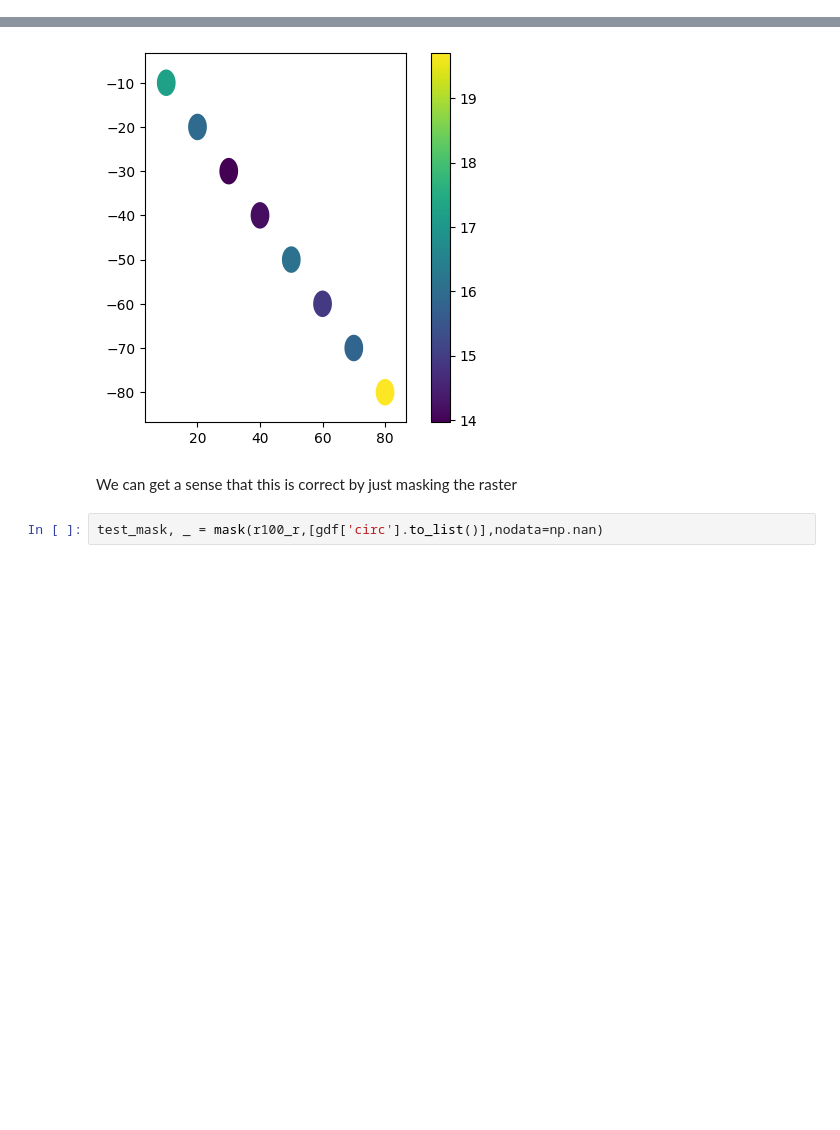
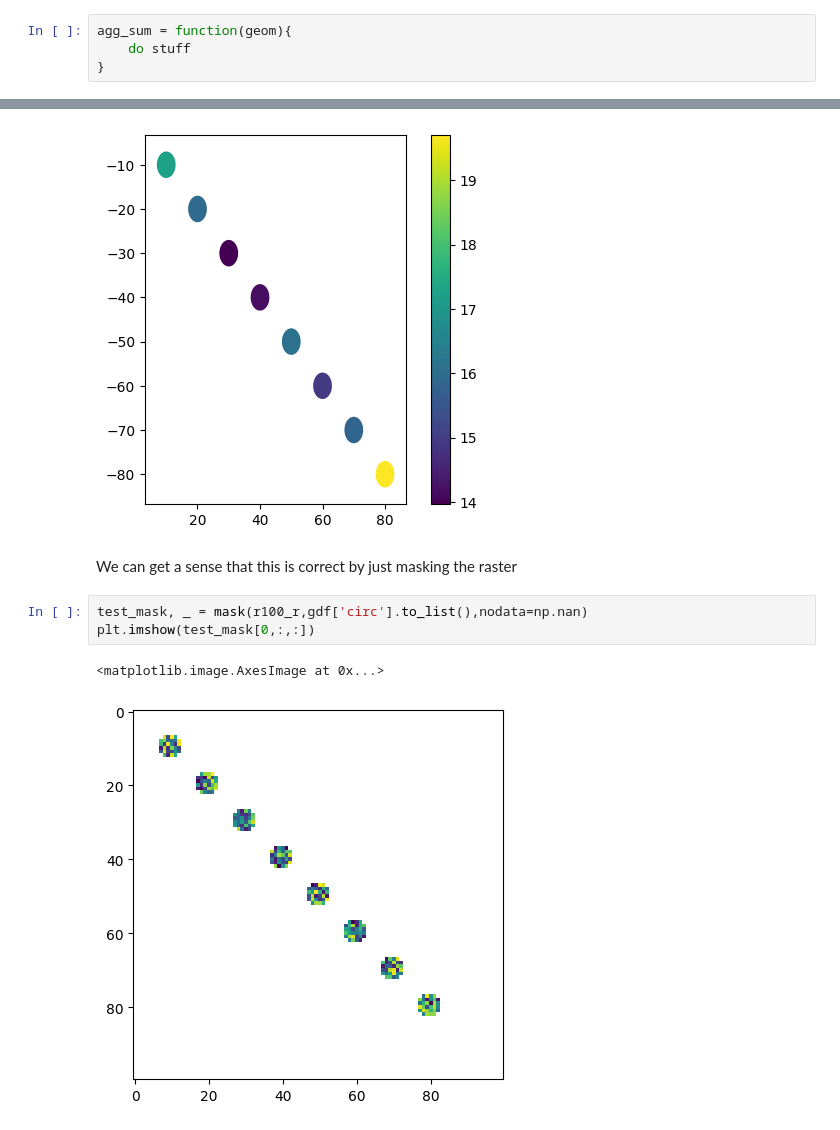
Before and after one commit to joelferg/spatial_data_analysis, a Jupyter notebook: lectures/Class Feb 12.ipynb, the cells around one changed output, grey strips where cells are left out. Saved outputs shown, nothing was run; the diff lists cells and outputs as text; blank space fills up the shorter version.

```diff
--- a/lectures/Class Feb 12.ipynb
+++ b/lectures/Class Feb 12.ipynb
@@ -174,3 +219,7 @@ r100_r
+# %%
+agg_sum = function(geom){
+    do stuff
+}
 # %%
 def agg_sum(geom): # We're defining a function called agg_sum that takes an argument that we'll call geom
     masked_r, _ = mask(r100_r,[geom],nodata=np.nan) # Mask the r100_r raster with circ
@@ -196,4 +245,8 @@ gdf.plot(column='raster_sum',legend=True)
 # %% [markdown]
 We can get a sense that this is correct by just masking the raster
 # %%
-test_mask, _ = mask(r100_r,[gdf['circ'].to_list()],nodata=np.nan)
+test_mask, _ = mask(r100_r,gdf['circ'].to_list(),nodata=np.nan)
+plt.imshow(test_mask[0,:,:])
+# %% [output]
+<matplotlib.image.AxesImage at 0x...>
+[figure, added]
```
Also changed, not shown: parts of 9 cells of this notebook, 1 other file.
